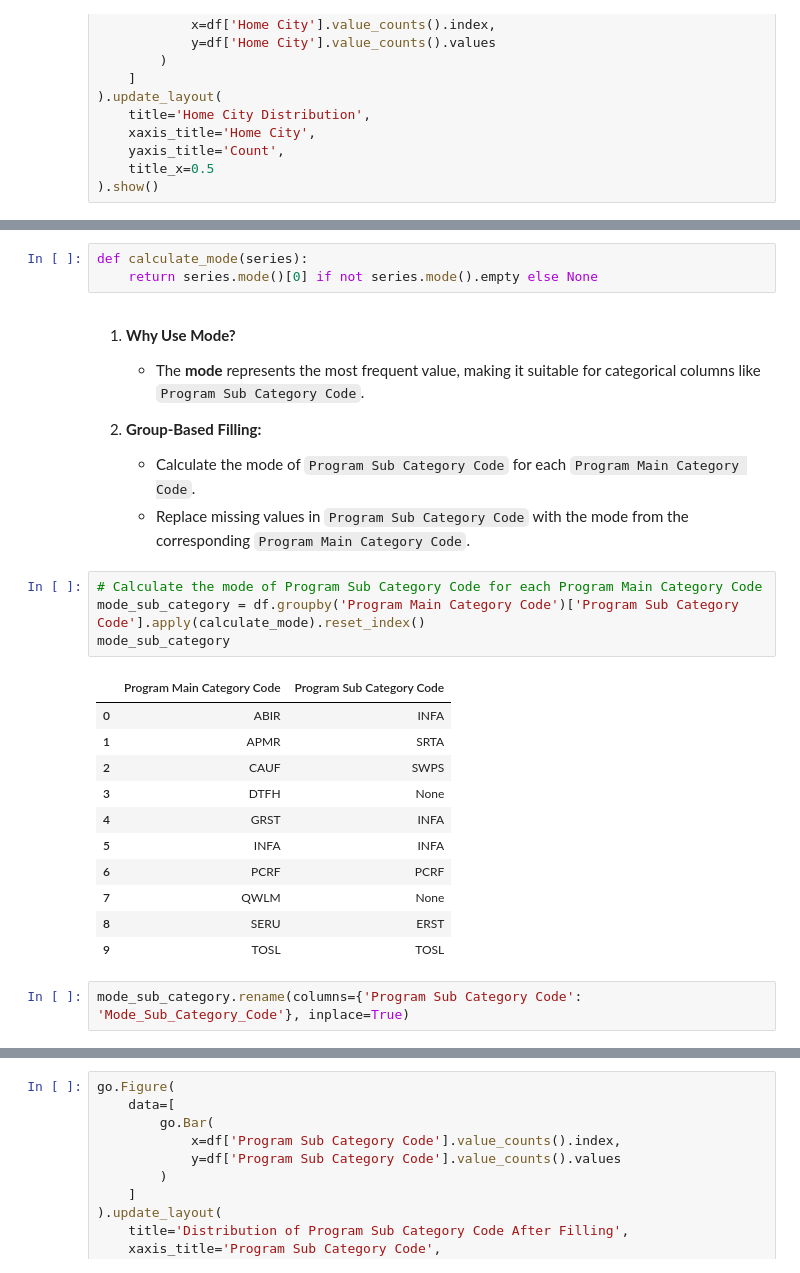
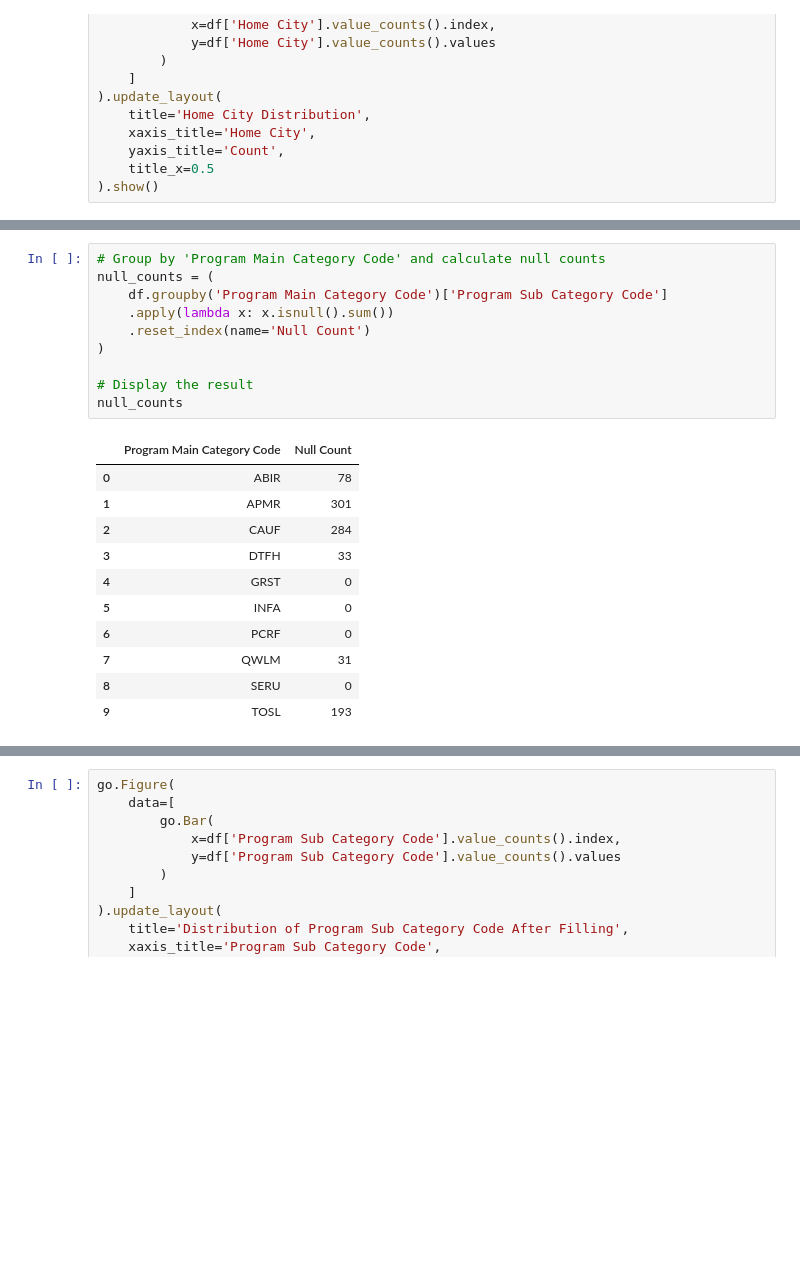
Before and after one commit to ManaSaleh/data-science-projec, a Jupyter notebook: NoteBook/cleaning_data.ipynb, the cells around one changed output, grey strips where cells are left out. Drawn from its saved outputs; the diff is of its cells as text; blank space fills up the shorter version.

```diff
--- a/NoteBook/cleaning_data.ipynb
+++ b/NoteBook/cleaning_data.ipynb
@@ -464,28 +532,22 @@ array(['PCRF', 'APMR', 'GRST', 'TOSL', 'CAUF', 'ABIR', 'INFA', 'SERU',
-# %%
-def calculate_mode(series):
-    return series.mode()[0] if not series.mode().empty else None
-# %% [markdown]
-1. **Why Use Mode?**
-   - The **mode** represents the most frequent value, making it suitable for categorical columns like `Program Sub Category Code`.
-
-2. **Group-Based Filling:**
-   - Calculate the mode of `Program Sub Category Code` for each `Program Main Category Code`.
-   - Replace missing values in `Program Sub Category Code` with the mode from the corresponding `Program Main Category Code`.
 # %%
-# Calculate the mode of Program Sub Category Code for each Program Main Category Code
-mode_sub_category = df.groupby('Program Main Category Code')['Program Sub Category Code'].apply(calculate_mode).reset_index()
-mode_sub_category
+# Group by 'Program Main Category Code' and calculate null counts
+null_counts = (
+    df.groupby('Program Main Category Code')['Program Sub Category Code']
+    .apply(lambda x: x.isnull().sum())
+    .reset_index(name='Null Count')
+)
+
+# Display the result
+null_counts
 # %% [output]
-|  | Program Main Category Code | Program Sub Category Code |
-| 0 | ABIR | INFA |
-| 1 | APMR | SRTA |
-| 2 | CAUF | SWPS |
-| 3 | DTFH | None |
-| 4 | GRST | INFA |
-| 5 | INFA | INFA |
-| 6 | PCRF | PCRF |
-| 7 | QWLM | None |
-| 8 | SERU | ERST |
-| 9 | TOSL | TOSL |
+|  | Program Main Category Code | Null Count |
+| 0 | ABIR | 78 |
+| 1 | APMR | 301 |
+| 2 | CAUF | 284 |
+| 3 | DTFH | 33 |
+| 4 | GRST | 0 |
+| 5 | INFA | 0 |
+| 6 | PCRF | 0 |
+| 7 | QWLM | 31 |
+| 8 | SERU | 0 |
+| 9 | TOSL | 193 |
-# %%
-mode_sub_category.rename(columns={'Program Sub Category Code': 'Mode_Sub_Category_Code'}, inplace=True)
```
Also changed, not shown: parts of 74 cells of this notebook, 7 other files.
